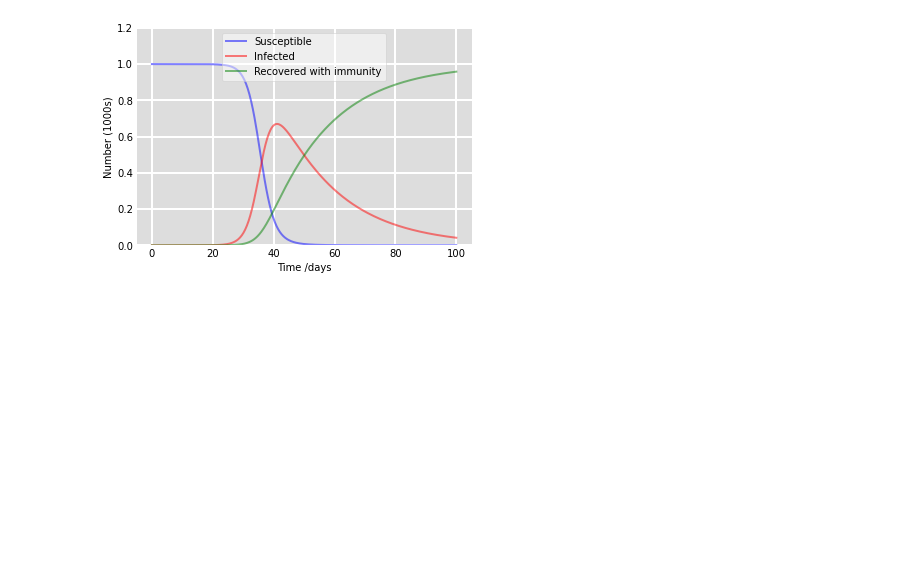
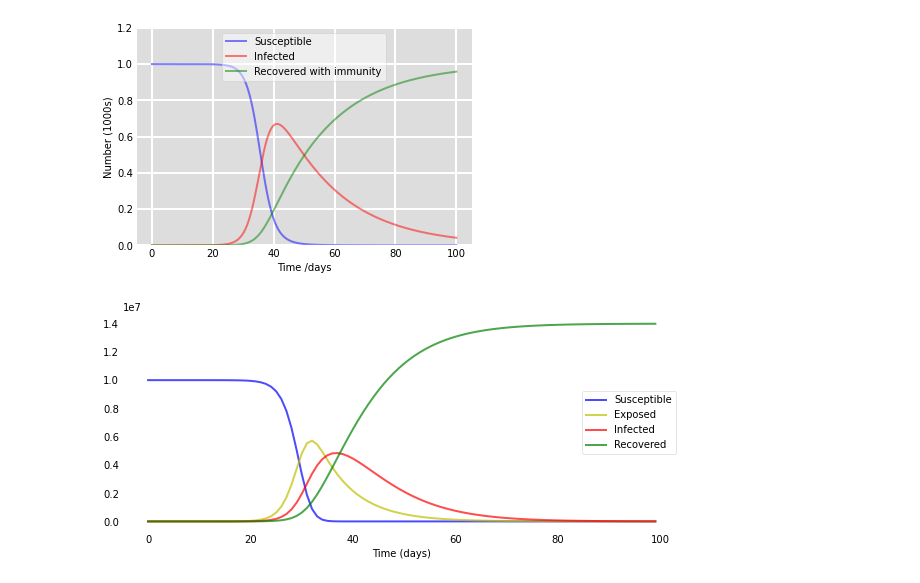
Before and after one commit to SIR-SEE/final-project-team-4, a Jupyter notebook: checkpoint_test_branch.ipynb, the cells around one changed output. Saved outputs shown, nothing was run; the diff lists cells and outputs as text; code cells hidden in the pictures; blank space fills up the shorter version.

```diff
--- a/checkpoint_test_branch.ipynb
+++ b/checkpoint_test_branch.ipynb
@@ -23,31 +23,74 @@ def deriv(y, t, N, beta, gamma):
     dIdt = beta * S * I / N - gamma * I
     dRdt = gamma * I
     return dSdt, dIdt, dRdt
 
 # Initial conditions vector
 y0 = S0, I0, R0
 # Integrate the SIR equations over the time grid, t.
 ret = odeint(deriv, y0, t, args=(N, beta, gamma))
 S, I, R = ret.T
 
 # Plot the data on three separate curves for S(t), I(t) and R(t)
 fig = plt.figure(facecolor='w')
 ax = fig.add_subplot(111, facecolor='#dddddd', axisbelow=True)
 ax.plot(t, S/10000000, 'b', alpha=0.5, lw=2, label='Susceptible')
 ax.plot(t, I/10000000, 'r', alpha=0.5, lw=2, label='Infected')
 ax.plot(t, R/10000000, 'g', alpha=0.5, lw=2, label='Recovered with immunity')
 ax.set_xlabel('Time /days')
 ax.set_ylabel('Number (1000s)')
 ax.set_ylim(0,1.2)
 ax.yaxis.set_tick_params(length=0)
 ax.xaxis.set_tick_params(length=0)
 ax.grid(b=True, which='major', c='w', lw=2, ls='-')
 legend = ax.legend()
 legend.get_frame().set_alpha(0.5)
 for spine in ('top', 'right', 'bottom', 'left'):
     ax.spines[spine].set_visible(False)
 plt.show()
 
-print('fattar ej vad som sker just nu')
+# describe the model
+def deriv(y, t, N, beta, gamma, delta):
+    S, E, I, R = y
+    dSdt = -beta * S * I / N
+    dEdt = beta * S * I / N - k * E
+    dIdt = delta * E - gamma * I
+    dRdt = k * I
+    return dSdt, dEdt, dIdt, dRdt
+
+# describe the parameters
+N =  10000000               # population
+beta = 2.5
+delta = 1.0 / 5.0
+k=1/7
+S0, E0, I0, R0 = N-1, 1, 0, 0  # initial conditions: one infected, rest susceptible
+
+t = np.linspace(0, 99, 100) # Grid of time points (in days)
+y0 = S0, E0, I0, R0 # Initial conditions vector
+
+# Integrate the SIR equations over the time grid, t.
+ret = odeint(deriv, y0, t, args=(N, beta, k, delta))
+S, E, I, R = ret.T
+
+def plotsir(t, S, E, I, R):
+  f, ax = plt.subplots(1,1,figsize=(10,4))
+  ax.plot(t, S, 'b', alpha=0.7, linewidth=2, label='Susceptible')
+  ax.plot(t, E, 'y', alpha=0.7, linewidth=2, label='Exposed')
+  ax.plot(t, I, 'r', alpha=0.7, linewidth=2, label='Infected')
+  ax.plot(t, R, 'g', alpha=0.7, linewidth=2, label='Recovered')
+
+  ax.set_xlabel('Time (days)')
+
+  ax.yaxis.set_tick_params(length=0)
+  ax.xaxis.set_tick_params(length=0)
+  ax.grid(b=True, which='major', c='w', lw=2, ls='-')
+  legend = ax.legend()
+  legend.get_frame().set_alpha(0.5)
+  for spine in ('top', 'right', 'bottom', 'left'):
+      ax.spines[spine].set_visible(False)
+  plt.savefig('Plot.png')
+  plt.show();
+
+plotsir(t, S, E, I, R)
 # %% [output]
 [figure]
+[figure, added]
```
Also changed, not shown: 1 other file.
